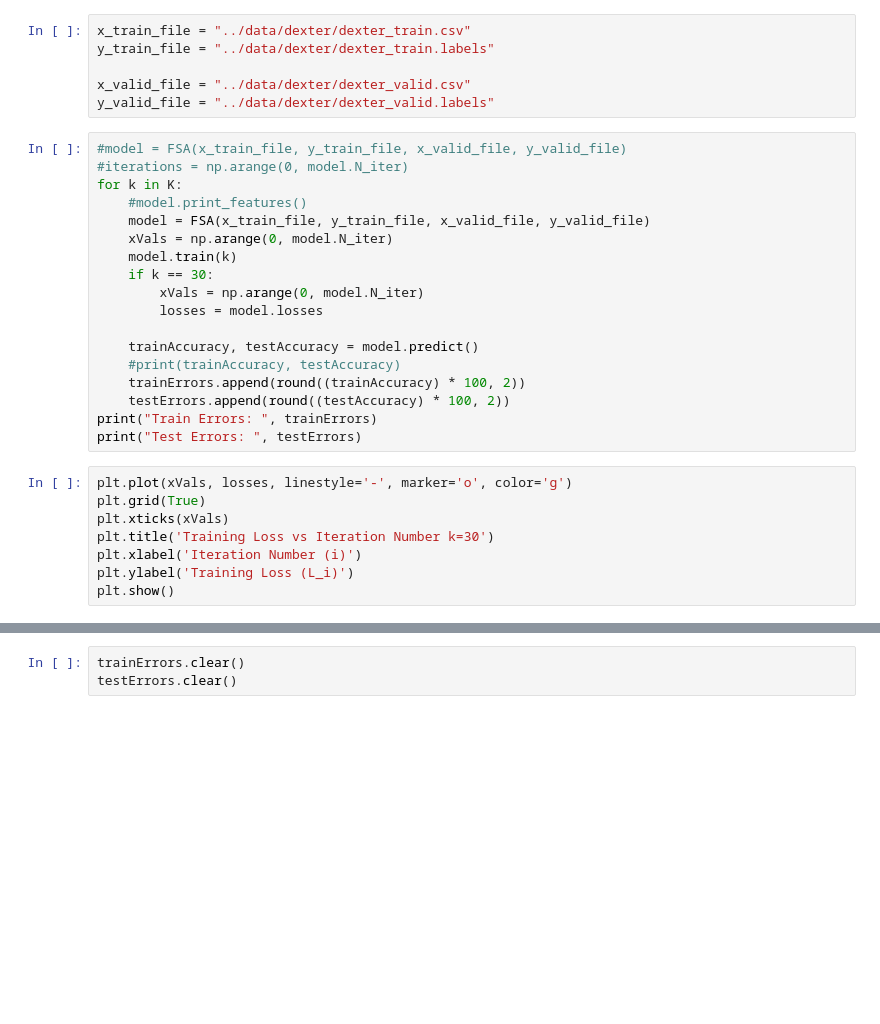
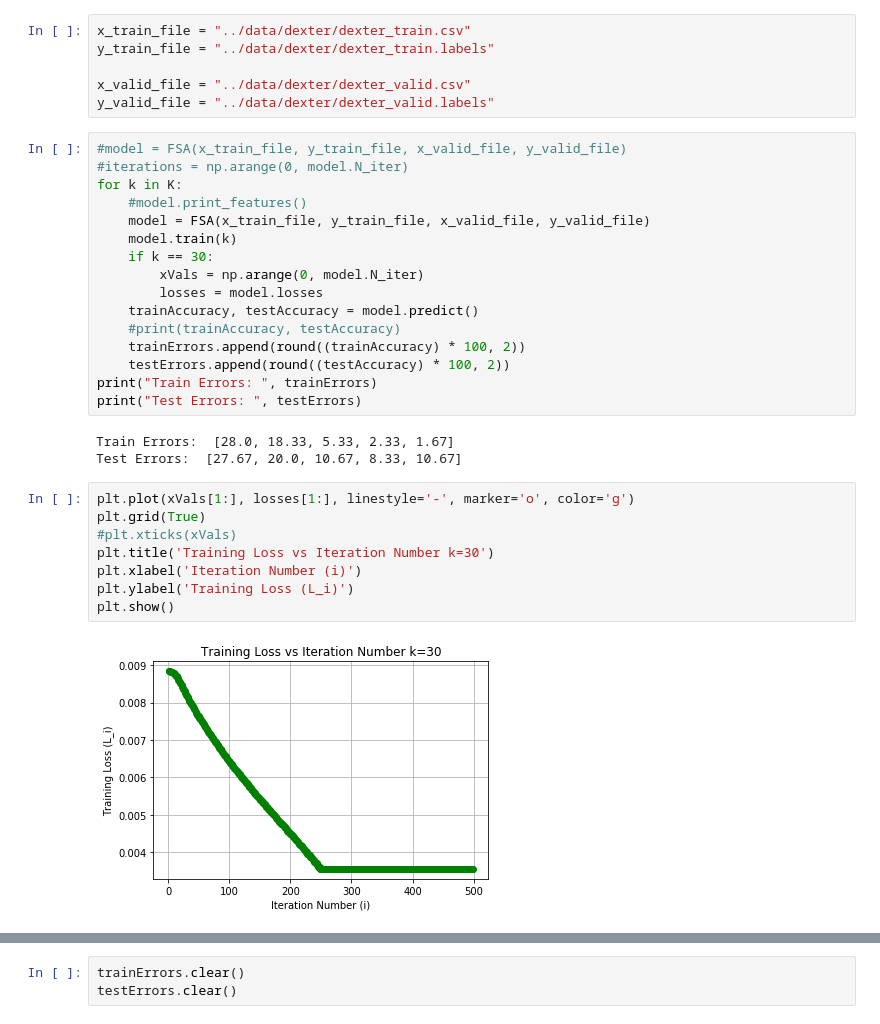
Before and after one commit to mmcinnestaylor/STA4634, a Jupyter notebook: Assignment6/Homework6.ipynb, the cells around one changed output, grey strips where cells are left out. Drawn from its saved outputs; the diff is of its cells as text; blank space fills up the shorter version.

```diff
--- a/Assignment6/Homework6.ipynb
+++ b/Assignment6/Homework6.ipynb
@@ -223,26 +231,29 @@ y_valid_file = "../data/dexter/dexter_valid.labels"
 for k in K:
     #model.print_features()
     model = FSA(x_train_file, y_train_file, x_valid_file, y_valid_file)
-    xVals = np.arange(0, model.N_iter)
     model.train(k)
     if k == 30:
         xVals = np.arange(0, model.N_iter)
         losses = model.losses
-
     trainAccuracy, testAccuracy = model.predict()
     #print(trainAccuracy, testAccuracy)
     trainErrors.append(round((trainAccuracy) * 100, 2))
     testErrors.append(round((testAccuracy) * 100, 2))
 print("Train Errors: ", trainErrors)
 print("Test Errors: ", testErrors)
+# %% [output]
+Train Errors:  [28.0, 18.33, 5.33, 2.33, 1.67]
+Test Errors:  [27.67, 20.0, 10.67, 8.33, 10.67]
 # %%
-plt.plot(xVals, losses, linestyle='-', marker='o', color='g')
+plt.plot(xVals[1:], losses[1:], linestyle='-', marker='o', color='g')
 plt.grid(True)
-plt.xticks(xVals)
+#plt.xticks(xVals)
 plt.title('Training Loss vs Iteration Number k=30')
 plt.xlabel('Iteration Number (i)')
 plt.ylabel('Training Loss (L_i)')
 plt.show()
+# %% [output]
+[figure, added]
 # %%
 plt.plot(K, trainErrors, linestyle='-', marker='o', color='r', label='Train')
 plt.plot(K, testErrors, linestyle='-', marker='o', color='b', label='Test')
```
Also changed, not shown: parts of 11 cells of this notebook.
